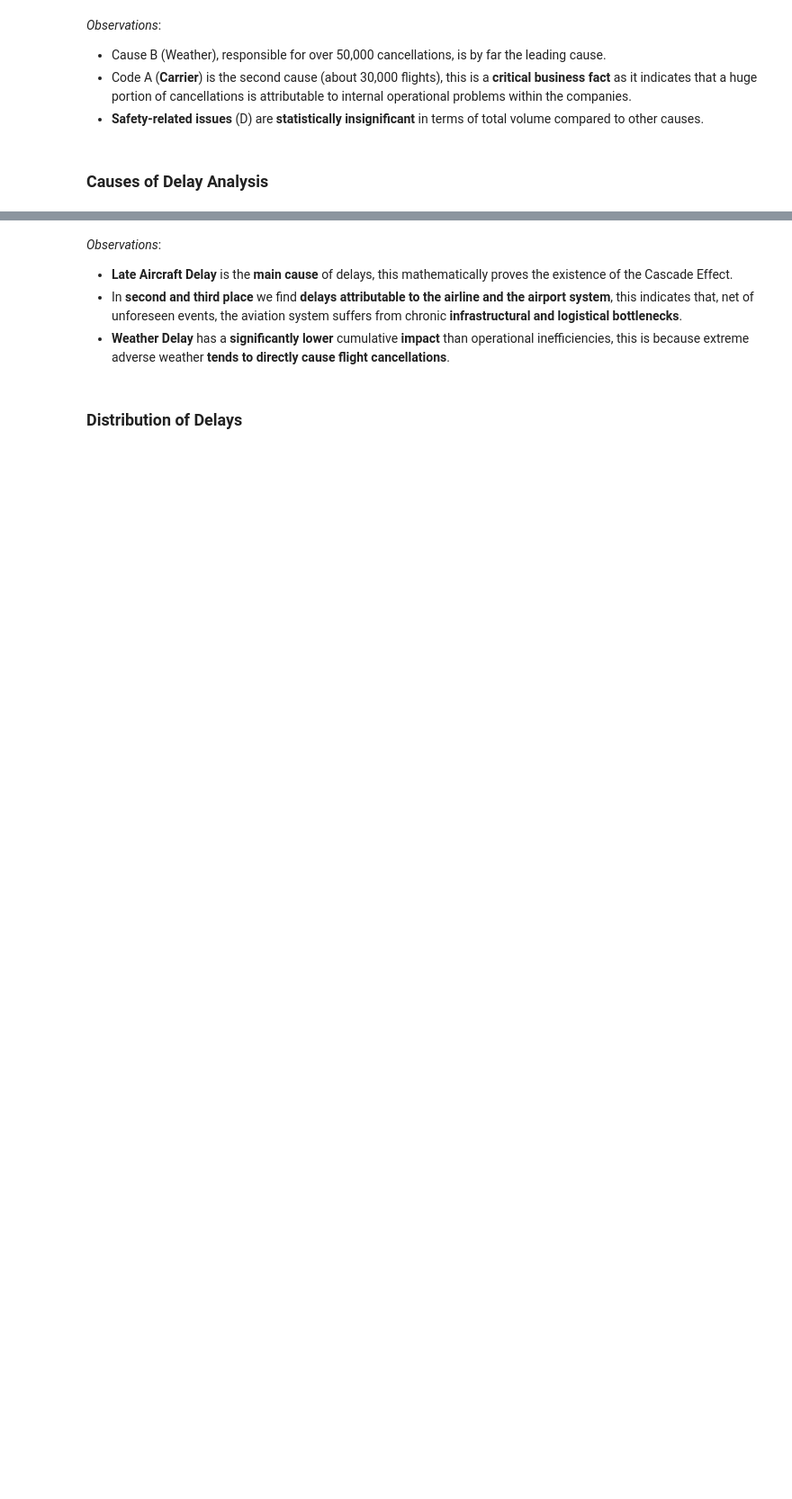
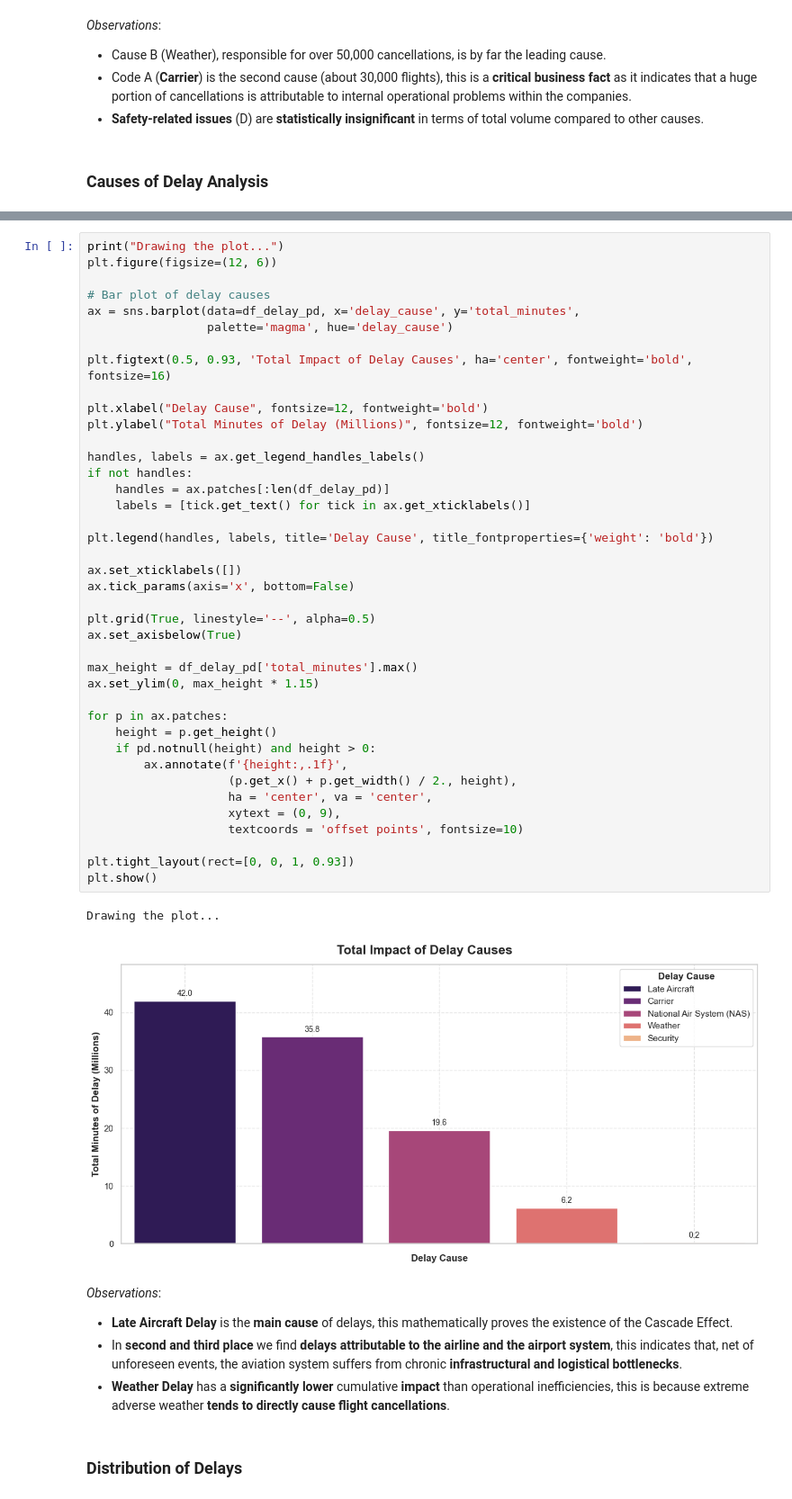
Before and after one commit to ireproces/mybd, a Jupyter notebook: Flight-Delay_Project/report/EDA_fligh_data_2024.ipynb, the cells around one changed output, grey strips where cells are left out. Shown at 90% size. Drawn from its saved outputs; the diff is of its cells as text; blank space fills up the shorter version.

```diff
--- a/Flight-Delay_Project/report/EDA_fligh_data_2024.ipynb
+++ b/Flight-Delay_Project/report/EDA_fligh_data_2024.ipynb
@@ -404,3 +427,46 @@ Drawing the plot...
+# %%
+print("Drawing the plot...")
+plt.figure(figsize=(12, 6))
+
+# Bar plot of delay causes
+ax = sns.barplot(data=df_delay_pd, x='delay_cause', y='total_minutes',
+                 palette='magma', hue='delay_cause')
+
+plt.figtext(0.5, 0.93, 'Total Impact of Delay Causes', ha='center', fontweight='bold', fontsize=16)
+
+plt.xlabel("Delay Cause", fontsize=12, fontweight='bold')
+plt.ylabel("Total Minutes of Delay (Millions)", fontsize=12, fontweight='bold')
+
+handles, labels = ax.get_legend_handles_labels()
+if not handles:
+    handles = ax.patches[:len(df_delay_pd)]
+    labels = [tick.get_text() for tick in ax.get_xticklabels()]
+
+plt.legend(handles, labels, title='Delay Cause', title_fontproperties={'weight': 'bold'})
+
+ax.set_xticklabels([])
+ax.tick_params(axis='x', bottom=False)
+
+plt.grid(True, linestyle='--', alpha=0.5)
+ax.set_axisbelow(True)
+
+max_height = df_delay_pd['total_minutes'].max()
+ax.set_ylim(0, max_height * 1.15)
+
+for p in ax.patches:
+    height = p.get_height()
+    if pd.notnull(height) and height > 0:
+        ax.annotate(f'{height:,.1f}',
+                    (p.get_x() + p.get_width() / 2., height),
+                    ha = 'center', va = 'center',
+                    xytext = (0, 9),
+                    textcoords = 'offset points', fontsize=10)
+
+plt.tight_layout(rect=[0, 0, 1, 0.93])
+plt.show()
+# %% [output]
+Drawing the plot...
+[figure, added]
 # %% [markdown]
 *Observations*:
 * **Late Aircraft Delay** is the **main cause** of delays, this mathematically proves the existence of the Cascade Effect.
```
Also changed, not shown: parts of 15 cells of this notebook.
